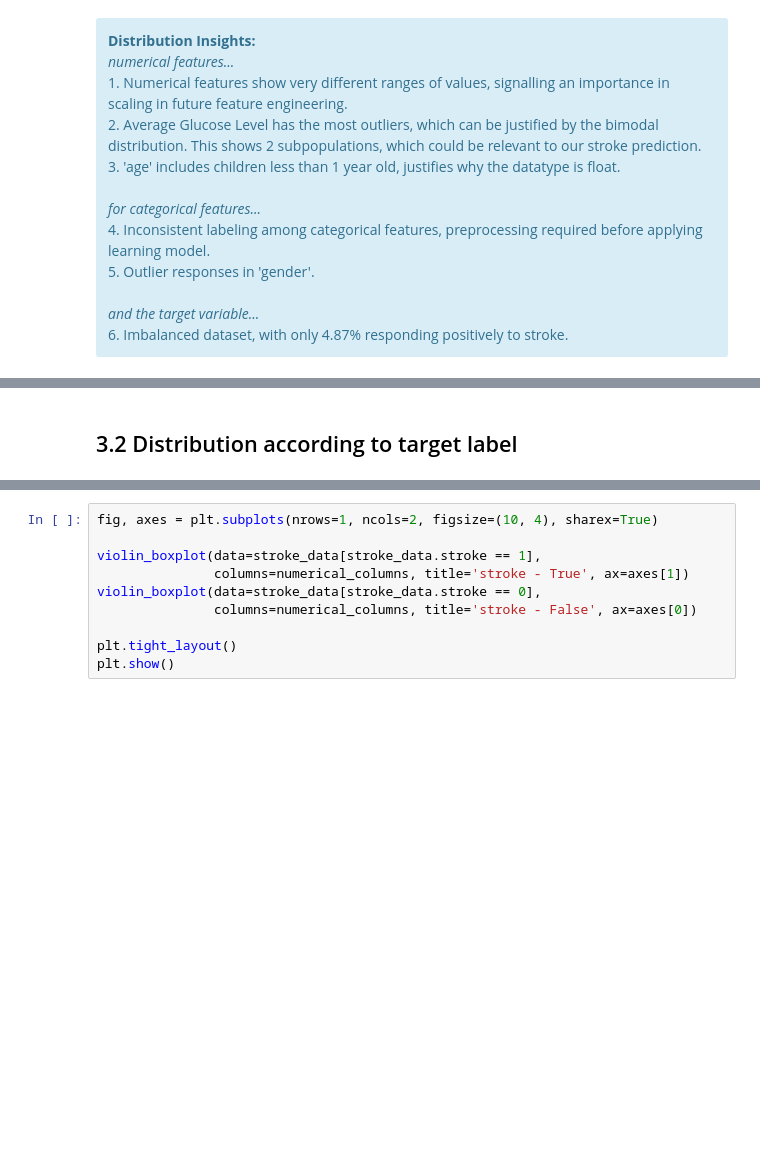
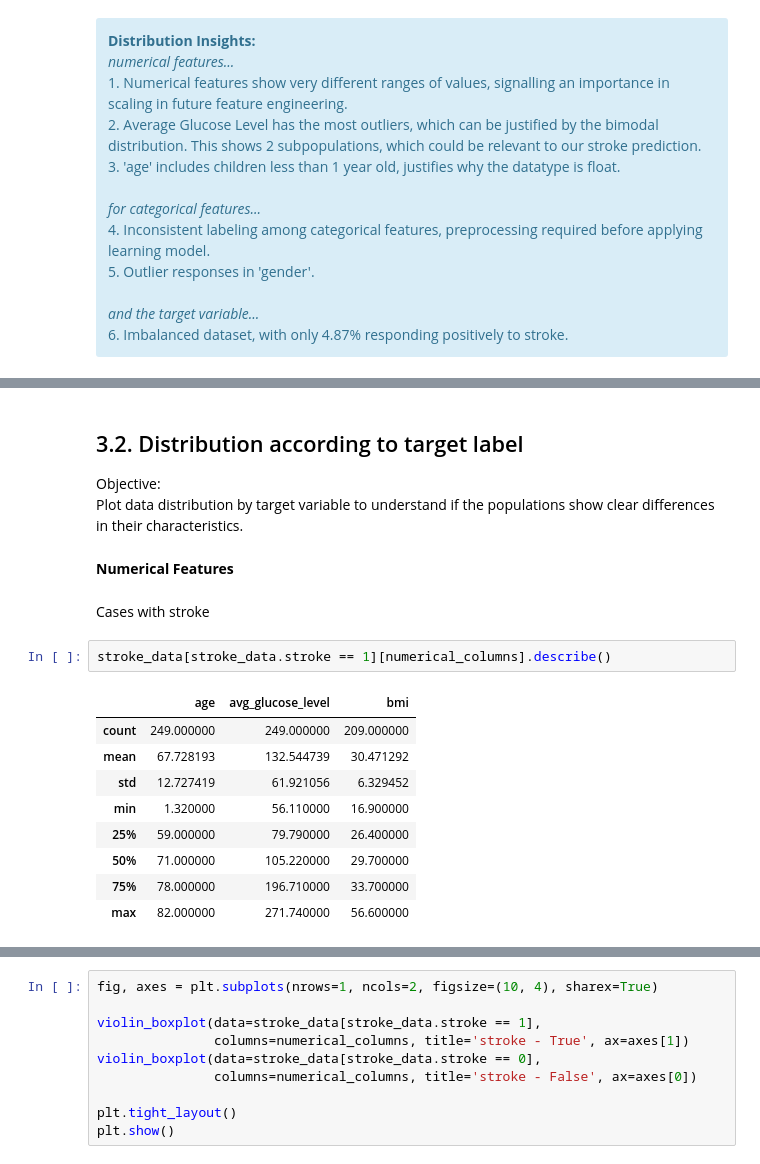
Before and after one commit to CelineChiLamNg/healthcare-stroke-prediction, a Jupyter notebook: stroke_prediction.ipynb, the cells around one changed output, grey strips where cells are left out. Cells and saved outputs as stored; diff of their text form; blank space fills up the shorter version.

```diff
--- a/stroke_prediction.ipynb
+++ b/stroke_prediction.ipynb
@@ -442,2 +451,21 @@ and the target variable...
 # %% [markdown]
-## 3.2 Distribution according to target label
+## 3.2. Distribution according to target label
+Objective:<br>
+Plot data distribution by target variable to understand if the populations
+show clear differences in their characteristics.
+# %% [markdown]
+**Numerical Features**
+# %% [markdown]
+Cases with stroke
+# %%
+stroke_data[stroke_data.stroke == 1][numerical_columns].describe()
+# %% [output]
+|  | age | avg_glucose_level | bmi |
+| count | 249.000000 | 249.000000 | 209.000000 |
+| mean | 67.728193 | 132.544739 | 30.471292 |
+| std | 12.727419 | 61.921056 | 6.329452 |
+| min | 1.320000 | 56.110000 | 16.900000 |
+| 25% | 59.000000 | 79.790000 | 26.400000 |
+| 50% | 71.000000 | 105.220000 | 29.700000 |
+| 75% | 78.000000 | 196.710000 | 33.700000 |
+| max | 82.000000 | 271.740000 | 56.600000 |
```
Also changed, not shown: parts of 15 cells of this notebook, 1 other file.
